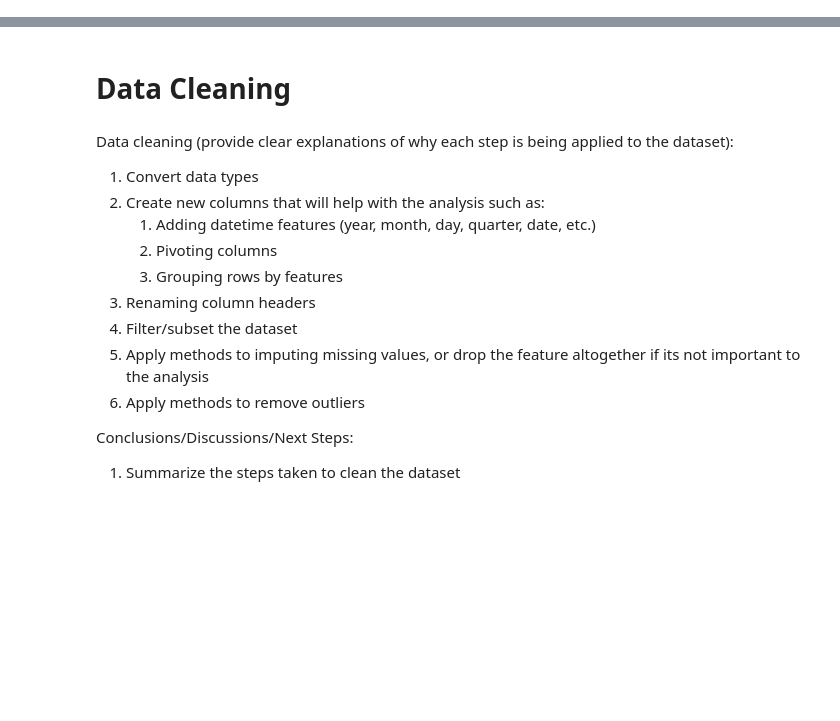
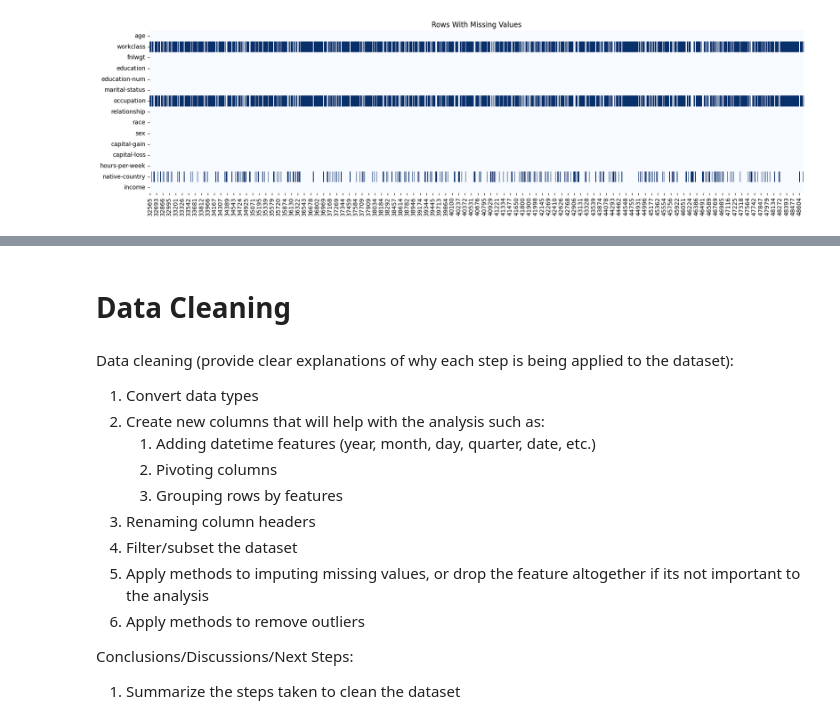
Before and after one commit to ryan-bulger/5509-Final-Project, a Jupyter notebook: ml-project-template.ipynb, the cells around one changed output, grey strips where cells are left out. Cells and saved outputs as stored; diff of their text form; code cells hidden in the pictures; blank space fills up the shorter version.

Commit message:
adding  eda charts

```diff
--- a/ml-project-template.ipynb
+++ b/ml-project-template.ipynb
@@ -113,0 +29,7 @@ Conclusions/Discussions/Next Steps:
+# %%
+# Import dataset
+adult_dataset_dict = fetch_ucirepo(id=2)
+
+# View raw dataset
+df = adult_dataset_dict.data.original
+df
@@ -113,0 +106,4 @@ Conclusions/Discussions/Next Steps:
+# %%
+# Filter the dataset to only the rows that have missing values in `workclass`, `occupation`, and `native-country` columns
+df_missing_subset = df[(df['workclass'].isna()) | (df['occupation'].isna()) | (df['native-country'].isna())]
+df_missing_subset
@@ -113,0 +124,8 @@ Conclusions/Discussions/Next Steps:
+# %%
+# Visualize the rows that have missing data
+fig, ax = plt.subplots(figsize=(20,5))
+sns.heatmap(df_missing_subset.T.isna(), cmap='Blues', cbar=False)
+plt.title('Rows With Missing Values')
+plt.show()
+# %% [output]
+[figure, added]
```
Also changed, not shown: parts of 37 cells of this notebook.
